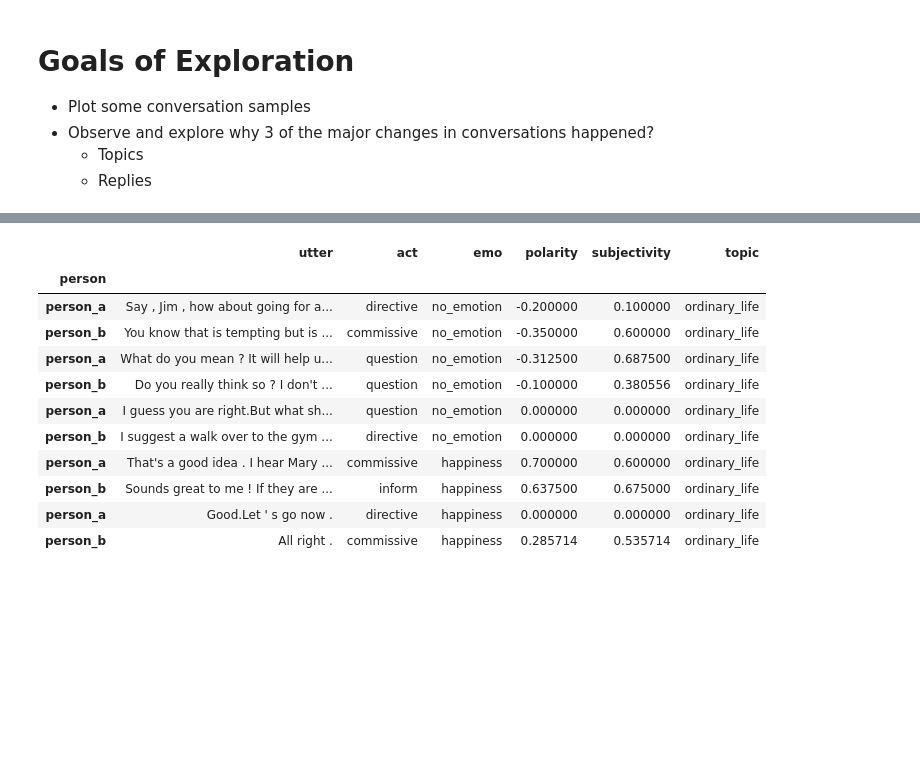
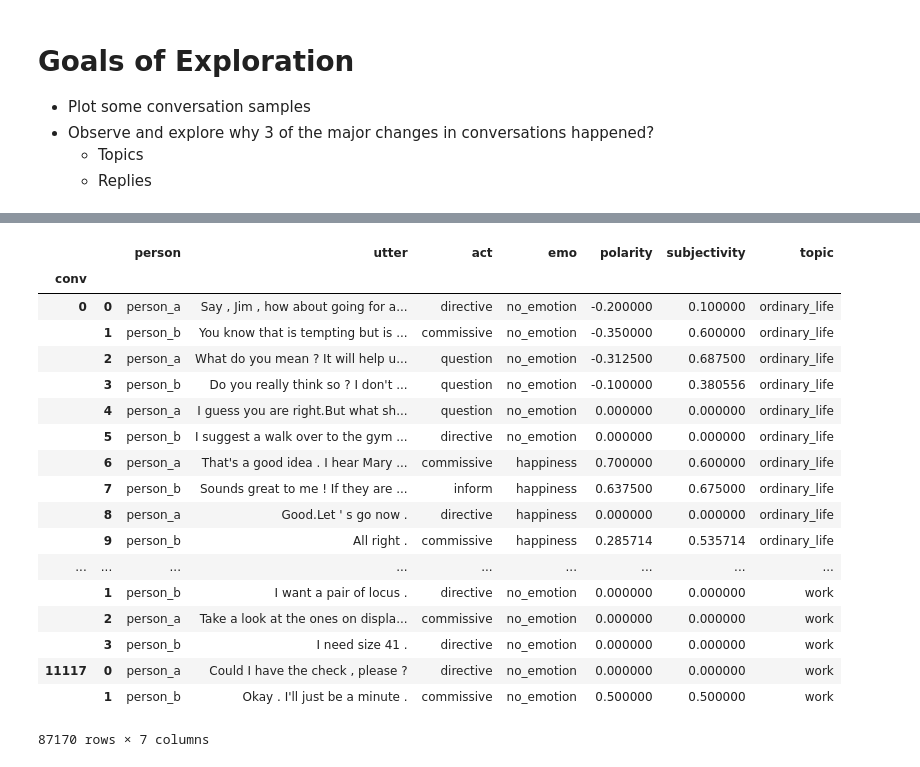
Before and after one commit to Ryanglambert/daily_dialogue, a Jupyter notebook: EDA.ipynb, the cells around one changed output, grey strips where cells are left out. Saved outputs shown, nothing was run; the diff lists cells and outputs as text; code cells hidden in the pictures; blank space fills up the shorter version.

```diff
--- a/EDA.ipynb
+++ b/EDA.ipynb
@@ -75,15 +57,22 @@ person_b[['polarity', 'subjectivity']].plot(title='Person B')
-# %%
-one.groupby(one.index)['utter'].
-# %% [output]
-|  | utter | act | emo | polarity | subjectivity | topic |
-| person |  |  |  |  |  |  |
-| person_a | Say , Jim , how about going for a... | directive | no_emotion | -0.200000 | 0.100000 | ordinary_life |
-| person_b | You know that is tempting but is ... | commissive | no_emotion | -0.350000 | 0.600000 | ordinary_life |
-| person_a | What do you mean ? It will help u... | question | no_emotion | -0.312500 | 0.687500 | ordinary_life |
-| person_b | Do you really think so ? I don't ... | question | no_emotion | -0.100000 | 0.380556 | ordinary_life |
-| person_a | I guess you are right.But what sh... | question | no_emotion | 0.000000 | 0.000000 | ordinary_life |
-| person_b | I suggest a walk over to the gym ... | directive | no_emotion | 0.000000 | 0.000000 | ordinary_life |
-| person_a | That's a good idea . I hear Mary ... | commissive | happiness | 0.700000 | 0.600000 | ordinary_life |
-| person_b | Sounds great to me ! If they are ... | inform | happiness | 0.637500 | 0.675000 | ordinary_life |
-| person_a | Good.Let ' s go now . | directive | happiness | 0.000000 | 0.000000 | ordinary_life |
-| person_b | All right . | commissive | happiness | 0.285714 | 0.535714 | ordinary_life |
+# %%
+train
+# %% [output]
+|  |  | person | utter | act | emo | polarity | subjectivity | topic |
+| conv |  |  |  |  |  |  |  |  |
+| 0 | 0 | person_a | Say , Jim , how about going for a... | directive | no_emotion | -0.200000 | 0.100000 | ordinary_life |
+|  | 1 | person_b | You know that is tempting but is ... | commissive | no_emotion | -0.350000 | 0.600000 | ordinary_life |
+|  | 2 | person_a | What do you mean ? It will help u... | question | no_emotion | -0.312500 | 0.687500 | ordinary_life |
+|  | 3 | person_b | Do you really think so ? I don't ... | question | no_emotion | -0.100000 | 0.380556 | ordinary_life |
+|  | 4 | person_a | I guess you are right.But what sh... | question | no_emotion | 0.000000 | 0.000000 | ordinary_life |
+|  | 5 | person_b | I suggest a walk over to the gym ... | directive | no_emotion | 0.000000 | 0.000000 | ordinary_life |
+|  | 6 | person_a | That's a good idea . I hear Mary ... | commissive | happiness | 0.700000 | 0.600000 | ordinary_life |
+|  | 7 | person_b | Sounds great to me ! If they are ... | inform | happiness | 0.637500 | 0.675000 | ordinary_life |
+|  | 8 | person_a | Good.Let ' s go now . | directive | happiness | 0.000000 | 0.000000 | ordinary_life |
+|  | 9 | person_b | All right . | commissive | happiness | 0.285714 | 0.535714 | ordinary_life |
+| ... | ... | ... | ... | ... | ... | ... | ... | ... |
+|  | 1 | person_b | I want a pair of locus . | directive | no_emotion | 0.000000 | 0.000000 | work |
+|  | 2 | person_a | Take a look at the ones on displa... | commissive | no_emotion | 0.000000 | 0.000000 | work |
+|  | 3 | person_b | I need size 41 . | directive | no_emotion | 0.000000 | 0.000000 | work |
+| 11117 | 0 | person_a | Could I have the check , please ? | directive | no_emotion | 0.000000 | 0.000000 | work |
+|  | 1 | person_b | Okay . I'll just be a minute . | commissive | no_emotion | 0.500000 | 0.500000 | work |
+87170 rows × 7 columns
```
Also changed, not shown: parts of 4 cells of this notebook, 1 other file.
